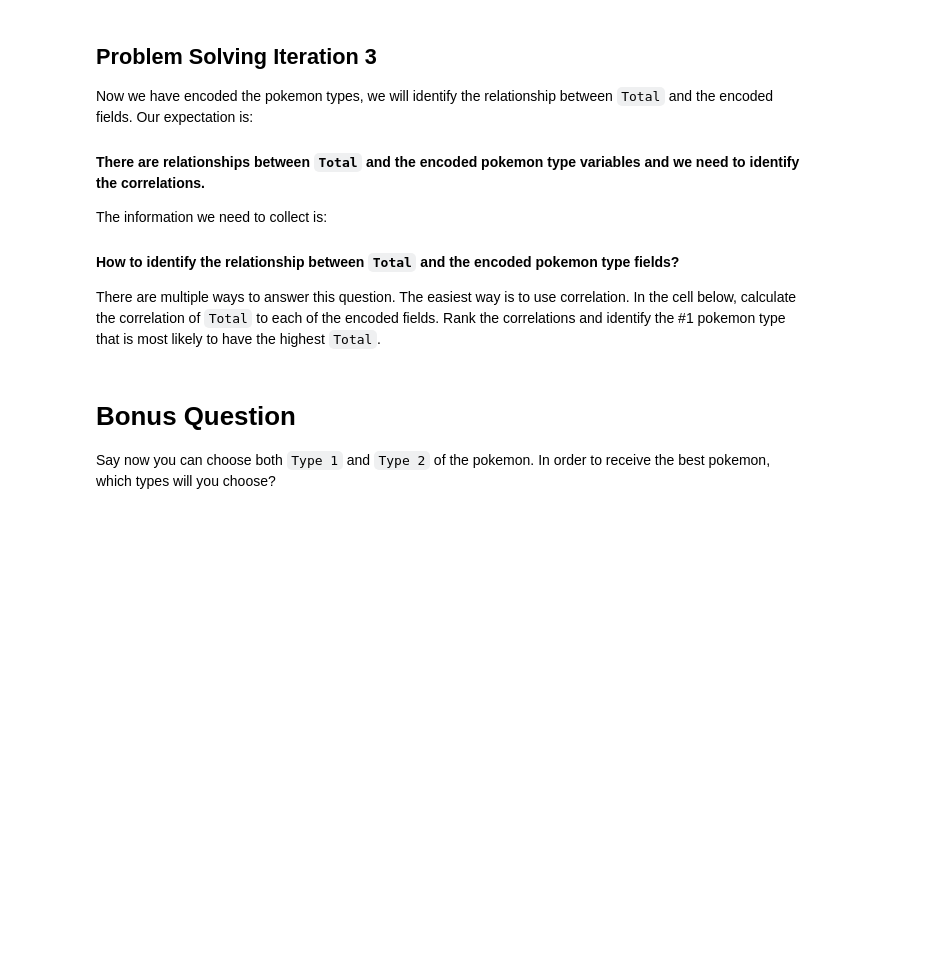
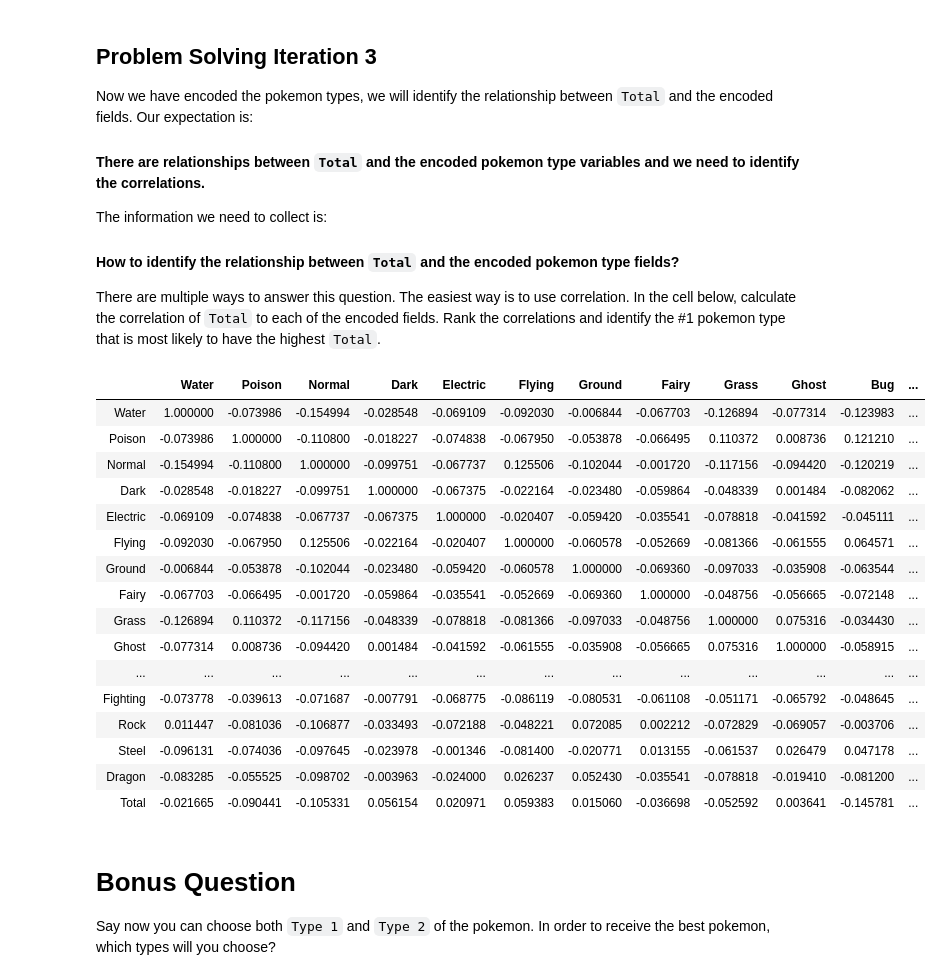
Before and after one commit to ta-data-lis/lab-dataframe-calculations, a Jupyter notebook: your-code/challenge-2.ipynb, the cells around one changed output. Drawn from its saved outputs; the diff is of its cells as text; code cells hidden in the pictures; blank space fills up the shorter version.

```diff
--- a/your-code/challenge-2.ipynb
+++ b/your-code/challenge-2.ipynb
@@ -102,0 +101,13 @@ The new numerical variables you create should look like below:
+# %%
+# your code here
+types = set(pokemon['Type 1'].append(pokemon['Type 2']))
+types.discard(np.nan)
+one_hot_encoding = pd.DataFrame(0, index=np.arange(len(pokemon)), columns=types)
+
+for i in range(len(pokemon)):
+    for col in types:
+        for poke_type in ['Type 1', 'Type 2']:
+            if pokemon[poke_type][i] == col:
+                one_hot_encoding[col][i] = 1
+
+one_hot_encoding.head(10)
@@ -117,3 +138,28 @@ There are multiple ways to answer this question. The easiest way is to use corre
+# %%
+# your code here
+'''new_table = np.matmul(pokemon['Total'], one_hot_encoding)
+new_table.head(10)'''
+one_hot_encoding['Total'] = pokemon['Total']
+one_hot_encoding.corr(method='pearson')
+#how to rank?
+# %% [output]
+|  | Water | Poison | Normal | Dark | Electric | Flying | Ground | Fairy | Grass | Ghost | Bug | ... |
+| Water | 1.000000 | -0.073986 | -0.154994 | -0.028548 | -0.069109 | -0.092030 | -0.006844 | -0.067703 | -0.126894 | -0.077314 | -0.123983 | ... |
+| Poison | -0.073986 | 1.000000 | -0.110800 | -0.018227 | -0.074838 | -0.067950 | -0.053878 | -0.066495 | 0.110372 | 0.008736 | 0.121210 | ... |
+| Normal | -0.154994 | -0.110800 | 1.000000 | -0.099751 | -0.067737 | 0.125506 | -0.102044 | -0.001720 | -0.117156 | -0.094420 | -0.120219 | ... |
+| Dark | -0.028548 | -0.018227 | -0.099751 | 1.000000 | -0.067375 | -0.022164 | -0.023480 | -0.059864 | -0.048339 | 0.001484 | -0.082062 | ... |
+| Electric | -0.069109 | -0.074838 | -0.067737 | -0.067375 | 1.000000 | -0.020407 | -0.059420 | -0.035541 | -0.078818 | -0.041592 | -0.045111 | ... |
+| Flying | -0.092030 | -0.067950 | 0.125506 | -0.022164 | -0.020407 | 1.000000 | -0.060578 | -0.052669 | -0.081366 | -0.061555 | 0.064571 | ... |
+| Ground | -0.006844 | -0.053878 | -0.102044 | -0.023480 | -0.059420 | -0.060578 | 1.000000 | -0.069360 | -0.097033 | -0.035908 | -0.063544 | ... |
+| Fairy | -0.067703 | -0.066495 | -0.001720 | -0.059864 | -0.035541 | -0.052669 | -0.069360 | 1.000000 | -0.048756 | -0.056665 | -0.072148 | ... |
+| Grass | -0.126894 | 0.110372 | -0.117156 | -0.048339 | -0.078818 | -0.081366 | -0.097033 | -0.048756 | 1.000000 | 0.075316 | -0.034430 | ... |
+| Ghost | -0.077314 | 0.008736 | -0.094420 | 0.001484 | -0.041592 | -0.061555 | -0.035908 | -0.056665 | 0.075316 | 1.000000 | -0.058915 | ... |
+| ... | ... | ... | ... | ... | ... | ... | ... | ... | ... | ... | ... | ... |
+| Fighting | -0.073778 | -0.039613 | -0.071687 | -0.007791 | -0.068775 | -0.086119 | -0.080531 | -0.061108 | -0.051171 | -0.065792 | -0.048645 | ... |
+| Rock | 0.011447 | -0.081036 | -0.106877 | -0.033493 | -0.072188 | -0.048221 | 0.072085 | 0.002212 | -0.072829 | -0.069057 | -0.003706 | ... |
+| Steel | -0.096131 | -0.074036 | -0.097645 | -0.023978 | -0.001346 | -0.081400 | -0.020771 | 0.013155 | -0.061537 | 0.026479 | 0.047178 | ... |
+| Dragon | -0.083285 | -0.055525 | -0.098702 | -0.003963 | -0.024000 | 0.026237 | 0.052430 | -0.035541 | -0.078818 | -0.019410 | -0.081200 | ... |
+| Total | -0.021665 | -0.090441 | -0.105331 | 0.056154 | 0.020971 | 0.059383 | 0.015060 | -0.036698 | -0.052592 | 0.003641 | -0.145781 | ... |
 # %% [markdown]
 # Bonus Question
 
```
Also changed, not shown: parts of 3 cells of this notebook, 1 other file.
